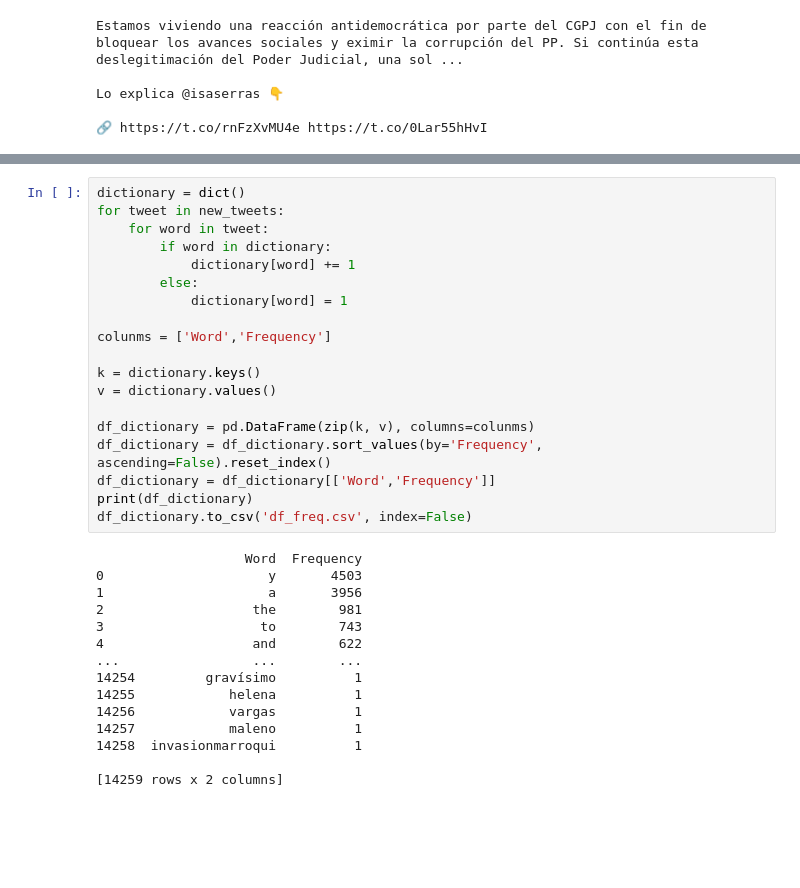
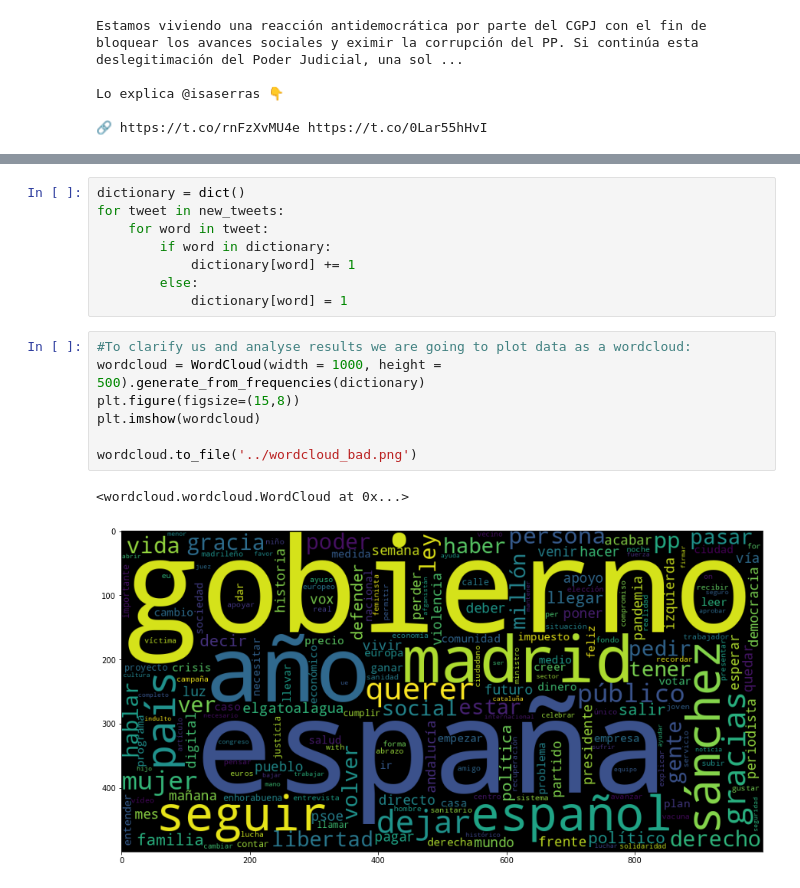
Before and after one commit to rubzip/PoliticalPass, a Jupyter notebook: cleaning/data_cleaning.ipynb, the cells around one changed output, grey strips where cells are left out. Cells and saved outputs as stored; diff of their text form; blank space fills up the shorter version.

```diff
--- a/cleaning/data_cleaning.ipynb
+++ b/cleaning/data_cleaning.ipynb
@@ -203,29 +169,13 @@ for tweet in new_tweets:
             dictionary[word] += 1
         else:
             dictionary[word] = 1
-
-colunms = ['Word','Frequency']
-
-k = dictionary.keys()
-v = dictionary.values()
-
-df_dictionary = pd.DataFrame(zip(k, v), columns=colunms)
-df_dictionary = df_dictionary.sort_values(by='Frequency', ascending=False).reset_index()
-df_dictionary = df_dictionary[['Word','Frequency']]
-print(df_dictionary)
-df_dictionary.to_csv('df_freq.csv', index=False)
-# %% [output]
-                   Word  Frequency
-0                     y       4503
-1                     a       3956
-2                   the        981
-3                    to        743
-4                   and        622
-...                 ...        ...
-14254         gravísimo          1
-14255            helena          1
-14256            vargas          1
-14257            maleno          1
-14258  invasionmarroqui          1
-
-[14259 rows x 2 columns]
+# %%
+#To clarify us and analyse results we are going to plot data as a wordcloud:
+wordcloud = WordCloud(width = 1000, height = 500).generate_from_frequencies(dictionary)
+plt.figure(figsize=(15,8))
+plt.imshow(wordcloud)
+
+wordcloud.to_file('../wordcloud_bad.png')
+# %% [output]
+<wordcloud.wordcloud.WordCloud at 0x...>
+[figure, added]
```
Also changed, not shown: parts of 10 cells of this notebook, 5 other files.
